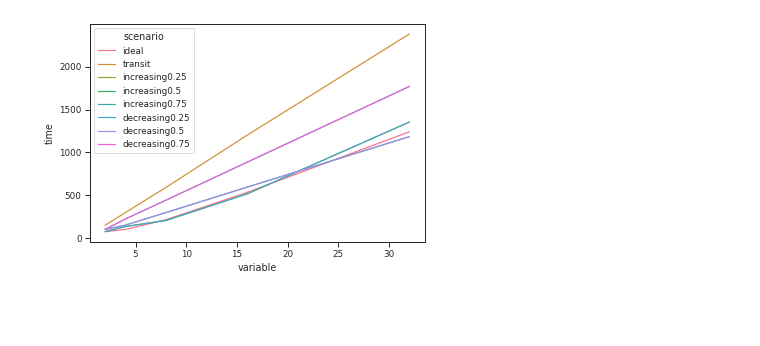
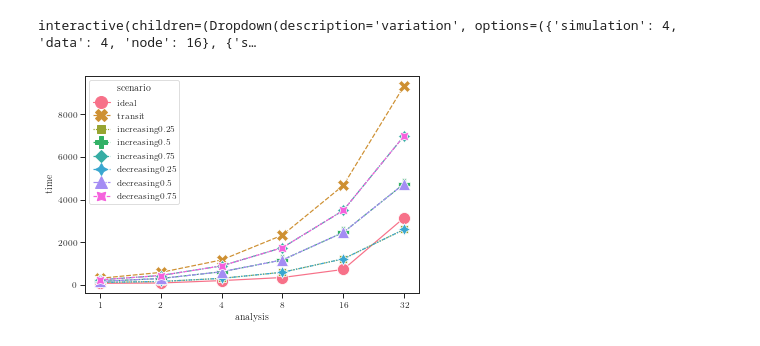
Before and after one commit to Analytics4MD/insitu-ensemble-simulator, a Jupyter notebook: analysis/plot.ipynb, the cells around one changed output. Cells and saved outputs as stored; diff of their text form; code cells hidden in the pictures; blank space fills up the shorter version.

Commit message:
Update visualization notebook

```diff
--- a/analysis/plot.ipynb
+++ b/analysis/plot.ipynb
@@ -8,18 +8,20 @@ import pandas as pd
 import ipywidgets as widgets
 from IPython.display import display
 from ipywidgets import interact, interactive, interact_manual
+import matplotlib.ticker as tck
 import os
-plt.rcParams.update({
-    "text.usetex": False,
-    "font.family": "sans-serif",
-    "font.sans-serif": ["Helvetica"]})
-sns.set_context("paper")
+sns.set_context("paper", rc = {'lines.markersize': 12})
 # sns.set(font_scale = 1.2)
 sns.set_style("ticks")
-sns.set_palette("deep")
-sns.set_palette("twilight_shifted_r")
+# sns.set_palette("deep")
+sns.set_palette("twilight_shifted")
+plt.rcParams.update({
+    "text.usetex": True,
+    "font.family": "Computer Modern Typewriter"
+})
 # %%
 data_csv = "./data.csv"
 data_df = pd.read_csv(data_csv, comment='#')
+data_df['ratio'] = data_df['time'] / data_df['model']
 data_df
 # %% [output]
@@ -50,5 +51,24 @@ data_df
+# %%
+@interact(variation=variations)
+def plot(variation):
+    condition = pd.Series(np.full(data_df.shape[0], True, dtype=bool))
+    for key,value in variation.items():
+        condition &= (data_df[key]==value)
+    sub_df = data_df[condition]
+    variable = list(set(parameters) - set(variation.keys()))[0]
+    fig, axes = plt.subplots(nrows=1, ncols=2, figsize=(12,4), constrained_layout=True)
+    ax1 = sns.lineplot(x=variable, y='time', hue='scenario', style='scenario', data=sub_df, markers=True, ax=axes[0])
+    ax1.set_xscale("log", base=2)
+    ax1.get_xaxis().set_major_formatter(tck.FuncFormatter(lambda x, _: '%.0f'%x))
+    ax2 = sns.lineplot(x=variable, y='ratio', hue='scenario', style='scenario', data=sub_df, markers=True, ax=axes[1])
+    ax2.set_xscale("log", base=2)
+    ax2.get_xaxis().set_major_formatter(tck.FuncFormatter(lambda x, _: '%.0f'%x))
+# %% [output]
+interactive(children=(Dropdown(description='variation', options=({'simulation': 4, 'data': 4, 'node': 16}, {'s…
 # %%
-analysis_df = data_df[data_df['variation'] == 'analysis']
-ax = sns.lineplot(x='variable', y='time', hue='scenario', data=analysis_df)
+analysis_df = data_df[(data_df['simulation'] == 4) & (data_df['data'] == 4) & (data_df['node'] == 16)]
+ax = sns.lineplot(x='analysis', y='time', hue='scenario', style='scenario', data=analysis_df, markers=True)
+ax.set_xscale("log", base=2)
+ax.get_xaxis().set_major_formatter(tck.FuncFormatter(lambda x, _: '%.0f'%x))
 # %% [output]
-[figure, old version]
+[figure, new version]
```
Also changed, not shown: parts of 6 cells of this notebook.
